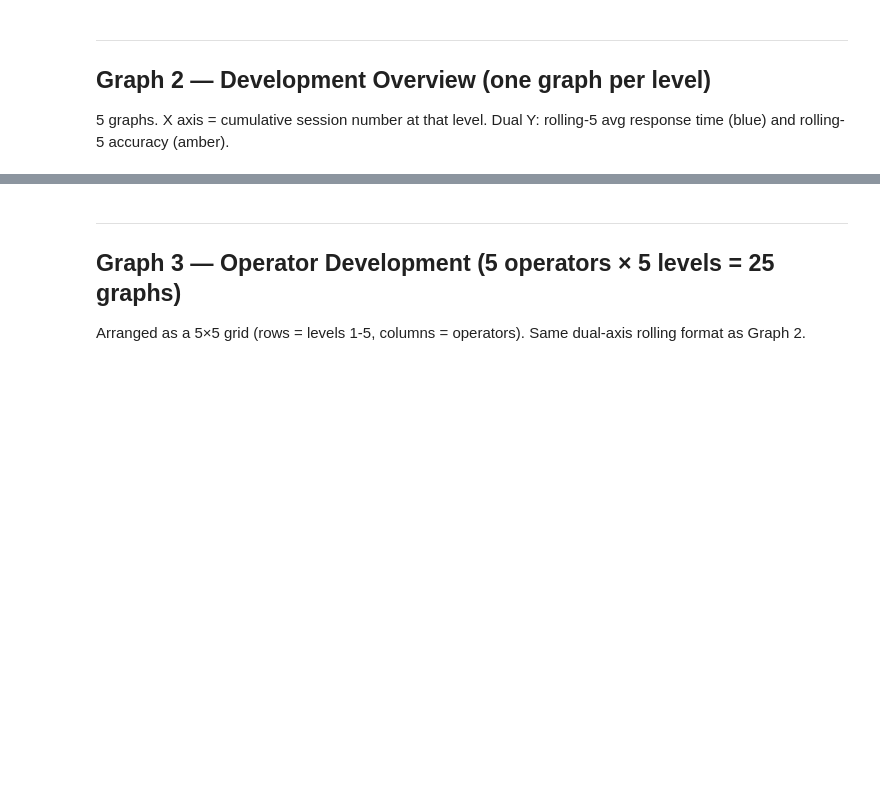
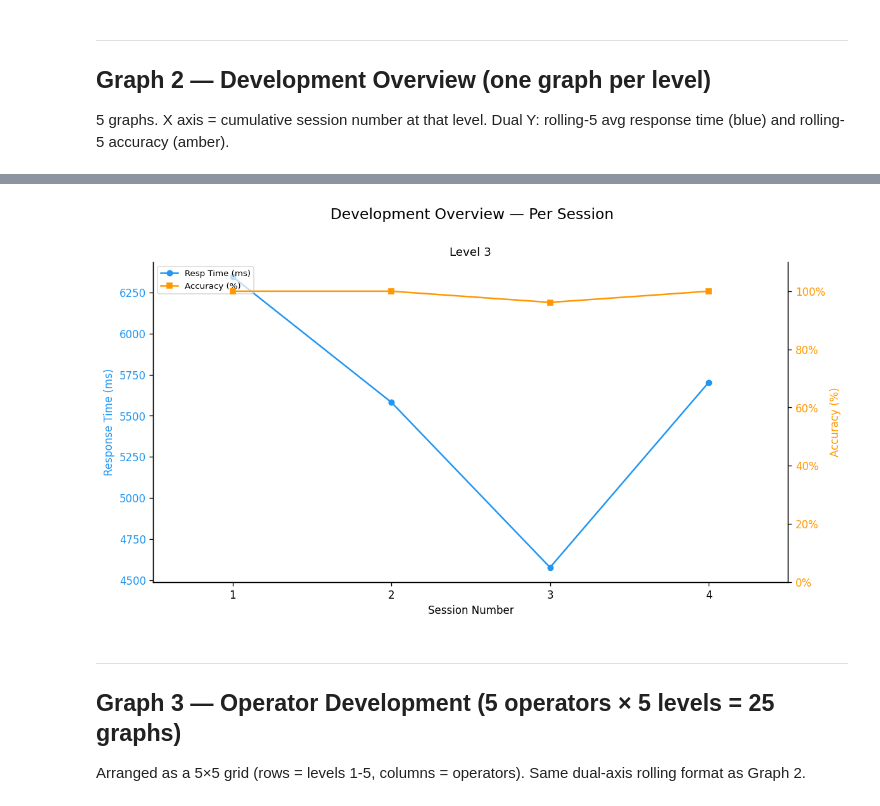
Before and after one commit to sebchiappe10/Mental_Maths_Tracker, a Jupyter notebook: mental_maths_analysis.ipynb, the cells around one changed output, grey strips where cells are left out. Drawn from its saved outputs; the diff is of its cells as text; code cells hidden in the pictures; blank space fills up the shorter version.

```diff
--- a/mental_maths_analysis.ipynb
+++ b/mental_maths_analysis.ipynb
@@ -112,32 +135,35 @@ plt.show()
 
 5 graphs. X axis = cumulative session number at that level. Dual Y: rolling-5 avg response time (blue) and rolling-5 accuracy (amber).
 # %%
-def build_session_series(df_q, level=None, operator=None):
-    """Aggregate questions → per-session stats, optionally filtered."""
-    mask = pd.Series(True, index=df_q.index)
-    if level    is not None: mask &= df_q['session_level'] == level
-    if operator is not None: mask &= df_q['operator']       == operator
+def build_session_series(df_q, level):
+    """
+    Aggregate all questions at a given level → per-session stats.
+    session_num is based on chronological position within that level.
+    """
+    level_mask = df_q['session_level'] == level
+    subset = df_q[level_mask].copy()
+
+    if subset.empty:
+        return pd.DataFrame()
 
     grp = (
-        df_q[mask]
+        subset
         .groupby('session_id')
         .agg(
             date     = ('date', 'min'),
             avg_rt   = ('response_time_ms', 'mean'),
-            accuracy = ('is_correct',       'mean'),
+            accuracy = ('is_correct', 'mean'),
         )
         .reset_index()
         .sort_values('date')
         .reset_index(drop=True)
     )
     grp['session_num'] = range(1, len(grp) + 1)
-    grp['roll_rt']  = grp['avg_rt'].rolling(ROLLING_WINDOW, min_periods=1).mean()
-    grp['roll_acc'] = grp['accuracy'].rolling(ROLLING_WINDOW, min_periods=1).mean() * 100
     return grp
 
 
 def plot_dual_trend(ax1, series, title):
-    """Draw rolling RT + accuracy on a dual-axis chart."""
+    """Draw per-session RT + accuracy on a dual-axis chart."""
     if series.empty:
         ax1.text(0.5, 0.5, 'No data', transform=ax1.transAxes,
                  ha='center', va='center', color='grey')
@@ -146,11 +172,11 @@ def plot_dual_trend(ax1, series, title):
     ax2 = ax1.twinx()
     x   = series['session_num']
 
-    ax1.plot(x, series['avg_rt'],  color=COLOUR_RT,  alpha=0.25, linewidth=1)
-    ax1.plot(x, series['roll_rt'], color=COLOUR_RT,  linewidth=2, label='Resp Time (roll avg)')
+    ax1.plot(x, series['avg_rt'], 'o-', color=COLOUR_RT,
+             linewidth=1.5, markersize=5, label='Resp Time (ms)')
 
-    ax2.plot(x, series['accuracy'] * 100, color=COLOUR_ACC, alpha=0.25, linewidth=1)
-    ax2.plot(x, series['roll_acc'],        color=COLOUR_ACC, linewidth=2, label='Accuracy (roll avg)')
+    ax2.plot(x, series['accuracy'] * 100, 's-', color=COLOUR_ACC,
+             linewidth=1.5, markersize=5, label='Accuracy (%)')
 
     ax1.set_ylabel('Response Time (ms)', color=COLOUR_RT)
     ax2.set_ylabel('Accuracy (%)',        color=COLOUR_ACC)
@@ -159,28 +185,50 @@ def plot_dual_trend(ax1, series, title):
     ax2.yaxis.set_major_formatter(mticker.FormatStrFormatter('%.0f%%'))
     ax2.set_ylim(0, 110)
 
-    if len(x) > 1:
-        ax1.set_xlim(1, x.max())
+    total_sessions = x.max()
+    ax1.set_xticks(range(1, total_sessions + 1))
+    ax1.set_xlim(0.5, total_sessions + 0.5)
 
-    ax1.set_xlabel('Cumulative Session Number')
+    ax1.set_xlabel('Session Number')
     ax1.spines['top'].set_visible(False)
     ax2.spines['top'].set_visible(False)
     ax1.set_title(title, fontsize=11)
 
-    # Combined legend
     h1, l1 = ax1.get_legend_handles_labels()
     h2, l2 = ax2.get_legend_handles_labels()
     ax1.legend(h1 + h2, l1 + l2, loc='upper left', fontsize=8, framealpha=0.7)
 
 
-# ── Render ───────────────────────────────────────────────────────────────────
-fig, axes = plt.subplots(5, 1, figsize=(10, 28))
-fig.suptitle('Development Overview — Rolling Avg per Level', fontsize=14, y=1.005)
+# ── Prompt for levels ─────────────────────────────────────────────────────────
+raw = input(f"Enter level(s) to plot {LEVELS} — separate multiple with commas: ")
 
-for ax, lvl in zip(axes, LEVELS):
-    series = build_session_series(questions, level=lvl)
-    plot_dual_trend(ax, series, f'Level {lvl}')
+selected_levels = []
+for token in raw.split(','):
+    token = token.strip()
+    try:
+        lvl = int(token)
+        if lvl in LEVELS:
+            selected_levels.append(lvl)
+        else:
+            print(f"  Skipping {lvl!r} — not a valid level (choose from {LEVELS})")
+    except ValueError:
+        print(f"  Skipping {token!r} — not a number")
 
-plt.tight_layout(h_pad=3)
-plt.savefig('graph2_development_overview.png', bbox_inches='tight')
-plt.show()
+if not selected_levels:
+    print("No valid levels entered. Nothing to plot.")
+else:
+    print(f"Plotting levels: {selected_levels}")
+    n = len(selected_levels)
+    fig, axes = plt.subplots(n, 1, figsize=(10, 5.5 * n))
+    if n == 1:
+        axes = [axes]
+
+    fig.suptitle('Development Overview — Per Session', fontsize=14, y=1.005)
+
+    for ax, lvl in zip(axes, selected_levels):
+        series = build_session_series(questions, level=lvl)
+        plot_dual_trend(ax, series, f'Level {lvl}')
+
+    plt.tight_layout(h_pad=3)
+    plt.show()
+# %% [output]
@@ -187,3 +236,4 @@ plt.show()
+[figure, added]
 # %% [markdown]
 ---
 ## Graph 3 — Operator Development (5 operators × 5 levels = 25 graphs)
```
Also changed, not shown: parts of 9 cells of this notebook.
